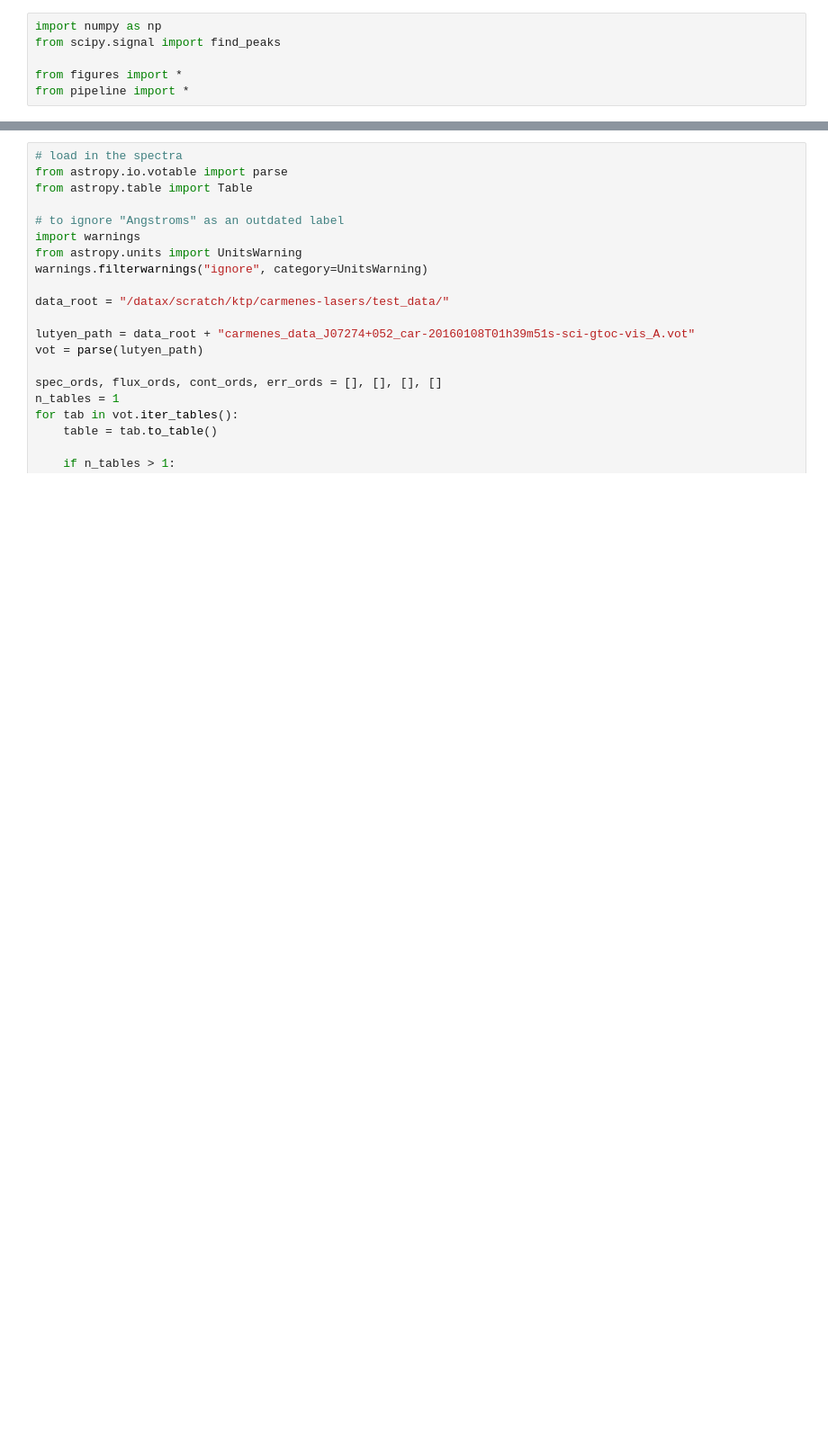
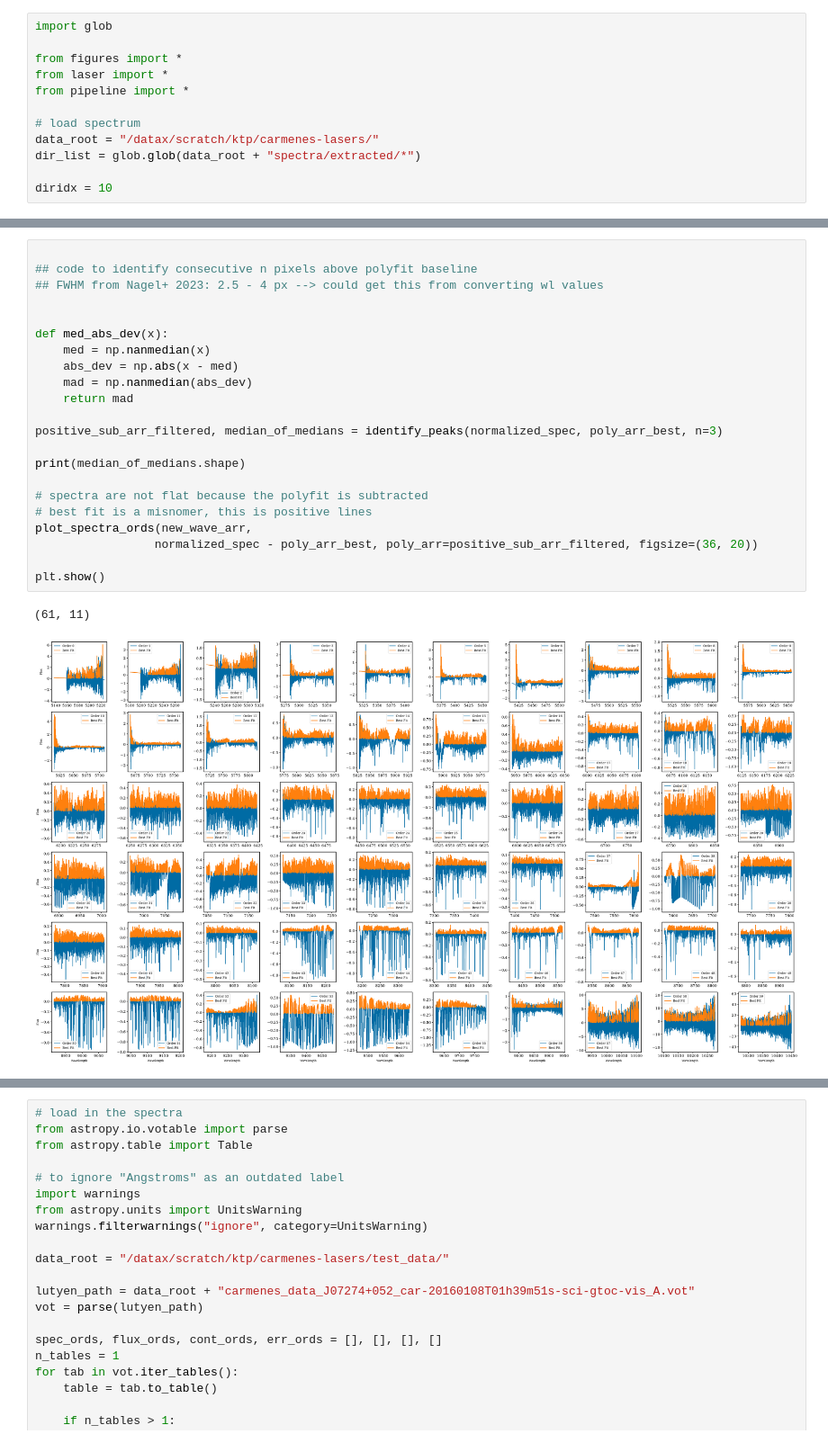
Before and after one commit to kenny-phan/carmenes-lasers, a Jupyter notebook: carmenes-lasers/laser_search_trials.ipynb, the cells around one changed output, grey strips where cells are left out. Shown at 90% size. Cells and saved outputs as stored; diff of their text form; blank space fills up the shorter version.

Commit message:
laser functions moved to laser.py, tellis & marcy threshold added for injection

```diff
--- a/carmenes-lasers/laser_search_trials.ipynb
+++ b/carmenes-lasers/laser_search_trials.ipynb
@@ -1,6 +1,12 @@
 # %%
-import numpy as np
-from scipy.signal import find_peaks
+import glob
 
 from figures import *
+from laser import *
 from pipeline import *
+
+# load spectrum
+data_root = "/datax/scratch/ktp/carmenes-lasers/"
+dir_list = glob.glob(data_root + "spectra/extracted/*")
+
+diridx = 10
@@ -6,0 +66,25 @@ from pipeline import *
+# %%
+
+## code to identify consecutive n pixels above polyfit baseline
+## FWHM from Nagel+ 2023: 2.5 - 4 px --> could get this from converting wl values
+
+
+def med_abs_dev(x):
+    med = np.nanmedian(x)
+    abs_dev = np.abs(x - med)
+    mad = np.nanmedian(abs_dev)
+    return mad
+
+positive_sub_arr_filtered, median_of_medians = identify_peaks(normalized_spec, poly_arr_best, n=3)
+
+print(median_of_medians.shape)
+
+# spectra are not flat because the polyfit is subtracted
+# best fit is a misnomer, this is positive lines
+plot_spectra_ords(new_wave_arr,
+                 normalized_spec - poly_arr_best, poly_arr=positive_sub_arr_filtered, figsize=(36, 20))
+
+plt.show()
+# %% [output]
+(61, 11)
+[figure, added]
```
Also changed, not shown: parts of 11 cells of this notebook, 2 other files.
